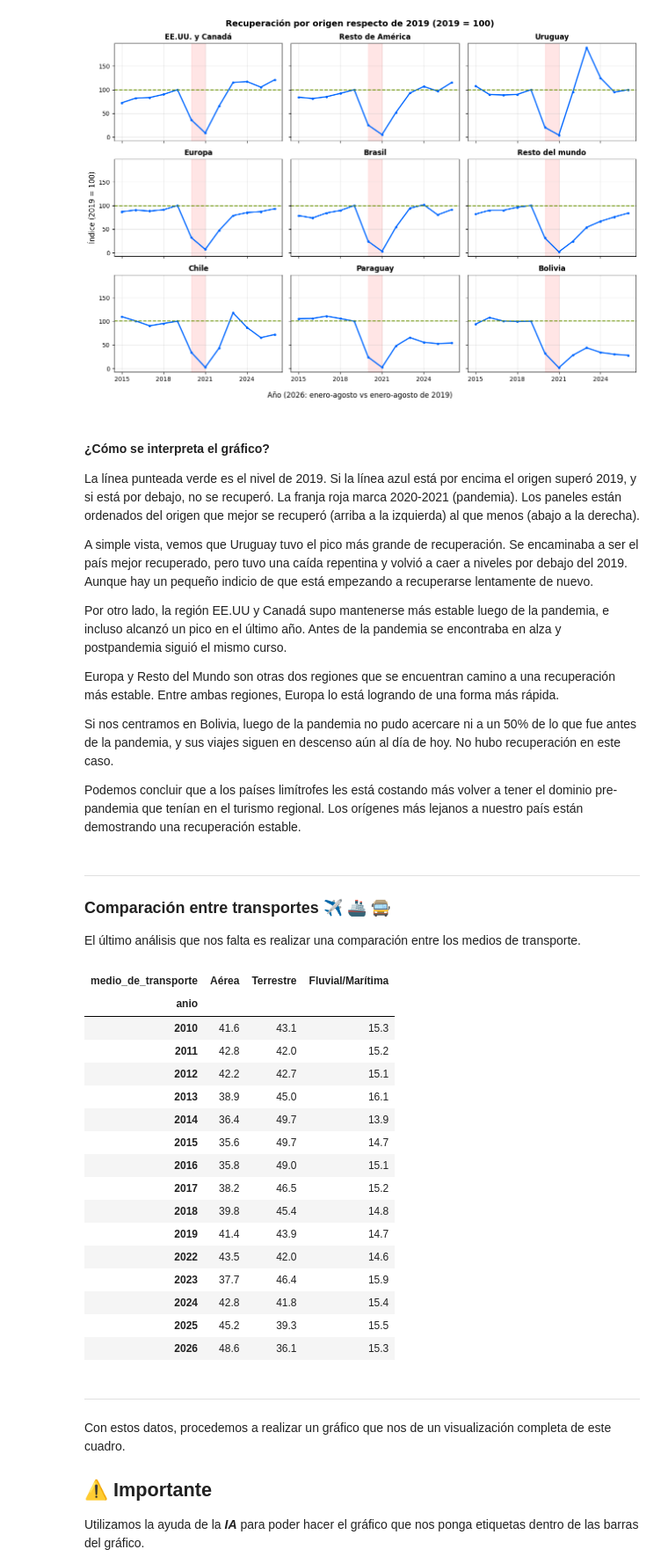
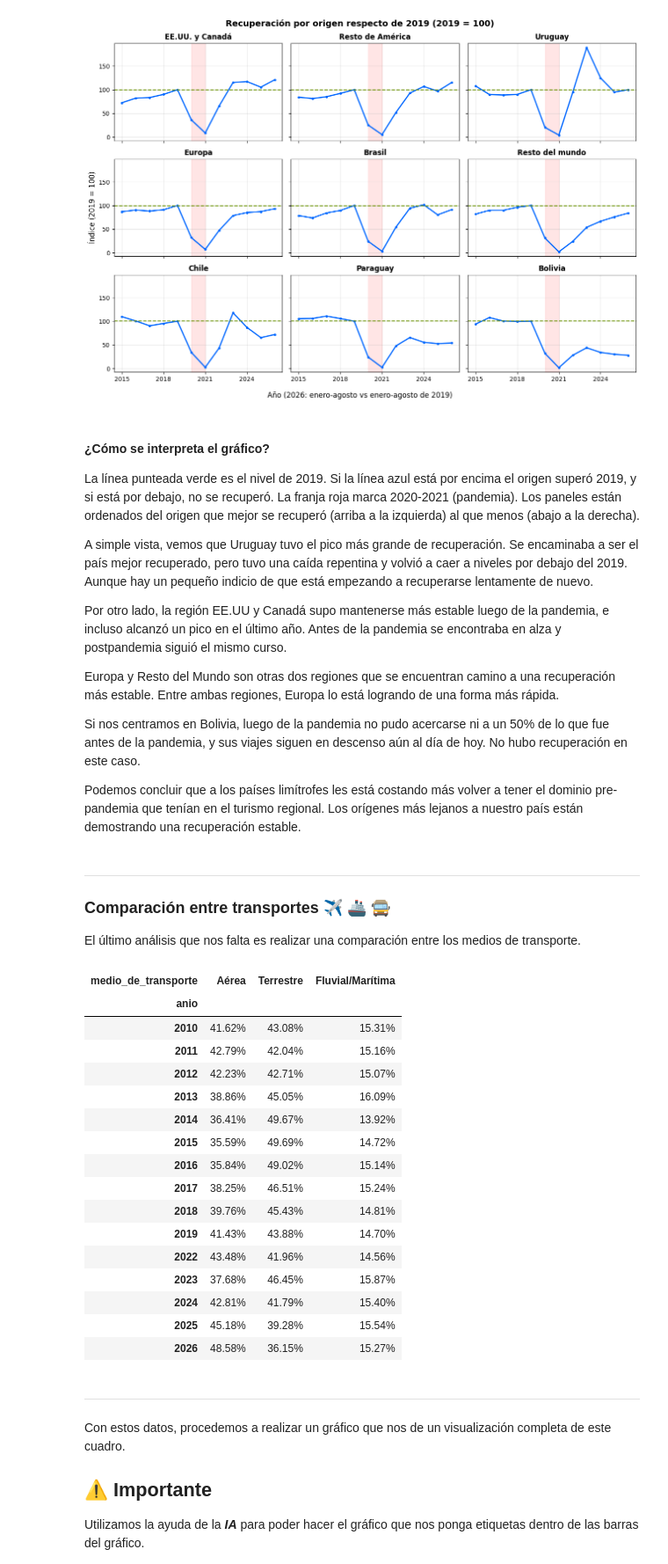
Before and after one commit to SariChiba/Analisis_Turismo_No_Residente, a Jupyter notebook: notebook/turismo_datacenter.ipynb, the cells around one changed output. Shown at 88% size. Drawn from its saved outputs; the diff is of its cells as text; code cells hidden in the pictures.

```diff
--- a/notebook/turismo_datacenter.ipynb
+++ b/notebook/turismo_datacenter.ipynb
@@ -15,7 +15,7 @@ import seaborn as sb #para hacer gráficos
 import numpy as np #para realizar operaciones matemáticas
 # %%
 #Vamos a cargar el dataset elegido a través de una url
-url = 'https://raw.githubusercontent.com/SariChiba/El_Turismo_Esta_De_Vuelta/main/dataset/turistas-no-residentes-serie.csv'
+url = 'https://raw.githubusercontent.com/SariChiba/Analisis_Turismo_No_Residente/main/dataset/turistas-no-residentes-serie.csv'
 
 #A continuación, le pedimos a pandas que lo lea y le asignamos un nombre para crear el dataframe
 turismo = pd.read_csv(url)
@@ -858,7 +858,7 @@ Por otro lado, la región EE.UU y Canadá supo mantenerse más estable luego de
 
 Europa y Resto del Mundo son otras dos regiones que se encuentran camino a una recuperación más estable. Entre ambas regiones, Europa lo está logrando de una forma más rápida.
 
-Si nos centramos en Bolivia, luego de la pandemia no pudo acercare ni a un 50% de lo que fue antes de la pandemia, y sus viajes siguen en descenso aún al día de hoy. No hubo recuperación en este caso.
+Si nos centramos en Bolivia, luego de la pandemia no pudo acercarse ni a un 50% de lo que fue antes de la pandemia, y sus viajes siguen en descenso aún al día de hoy. No hubo recuperación en este caso.
 
 Podemos concluir que a los países limítrofes les está costando más volver a tener el dominio pre-pandemia que tenían en el turismo regional. Los orígenes más lejanos a nuestro país están demostrando una recuperación estable.
 # %% [markdown]
@@ -870,33 +870,33 @@ El último análisis que nos falta es realizar una comparación entre los medios
 # %%
 #Viajes por año y medio de transporte (se excluyen 2020 y 2021: casi no hubo viajes terrestres y distorsionan las proporciones)
 transporte = turismo.groupby(["anio", "medio_de_transporte"])["viajes_de_turistas_no_residentes"].sum().unstack()
 
 #con .drop estamos eliminando 2020 y 2021 de esta parte del análisis
 transporte = transporte.drop([2020, 2021])
 
 #Participación porcentual de cada medio dentro de cada año
 participacion = transporte.div(transporte.sum(axis=1), axis=0) * 100
 participacion = participacion[['Aérea', 'Terrestre', 'Fluvial/Marítima']]
 
-participacion.round(1)
+participacion.round(2).map("{:.2f}%".format)
 # %% [output]
 | medio_de_transporte | Aérea | Terrestre | Fluvial/Marítima |
 | anio |  |  |  |
-| 2010 | 41.6 | 43.1 | 15.3 |
-| 2011 | 42.8 | 42.0 | 15.2 |
-| 2012 | 42.2 | 42.7 | 15.1 |
-| 2013 | 38.9 | 45.0 | 16.1 |
-| 2014 | 36.4 | 49.7 | 13.9 |
-| 2015 | 35.6 | 49.7 | 14.7 |
-| 2016 | 35.8 | 49.0 | 15.1 |
-| 2017 | 38.2 | 46.5 | 15.2 |
-| 2018 | 39.8 | 45.4 | 14.8 |
-| 2019 | 41.4 | 43.9 | 14.7 |
-| 2022 | 43.5 | 42.0 | 14.6 |
-| 2023 | 37.7 | 46.4 | 15.9 |
-| 2024 | 42.8 | 41.8 | 15.4 |
-| 2025 | 45.2 | 39.3 | 15.5 |
-| 2026 | 48.6 | 36.1 | 15.3 |
+| 2010 | 41.62% | 43.08% | 15.31% |
+| 2011 | 42.79% | 42.04% | 15.16% |
+| 2012 | 42.23% | 42.71% | 15.07% |
+| 2013 | 38.86% | 45.05% | 16.09% |
+| 2014 | 36.41% | 49.67% | 13.92% |
+| 2015 | 35.59% | 49.69% | 14.72% |
+| 2016 | 35.84% | 49.02% | 15.14% |
+| 2017 | 38.25% | 46.51% | 15.24% |
+| 2018 | 39.76% | 45.43% | 14.81% |
+| 2019 | 41.43% | 43.88% | 14.70% |
+| 2022 | 43.48% | 41.96% | 14.56% |
+| 2023 | 37.68% | 46.45% | 15.87% |
+| 2024 | 42.81% | 41.79% | 15.40% |
+| 2025 | 45.18% | 39.28% | 15.54% |
+| 2026 | 48.58% | 36.15% | 15.27% |
 # %% [markdown]
 ---
 
```
Also changed, not shown: parts of 1 cell of this notebook.
